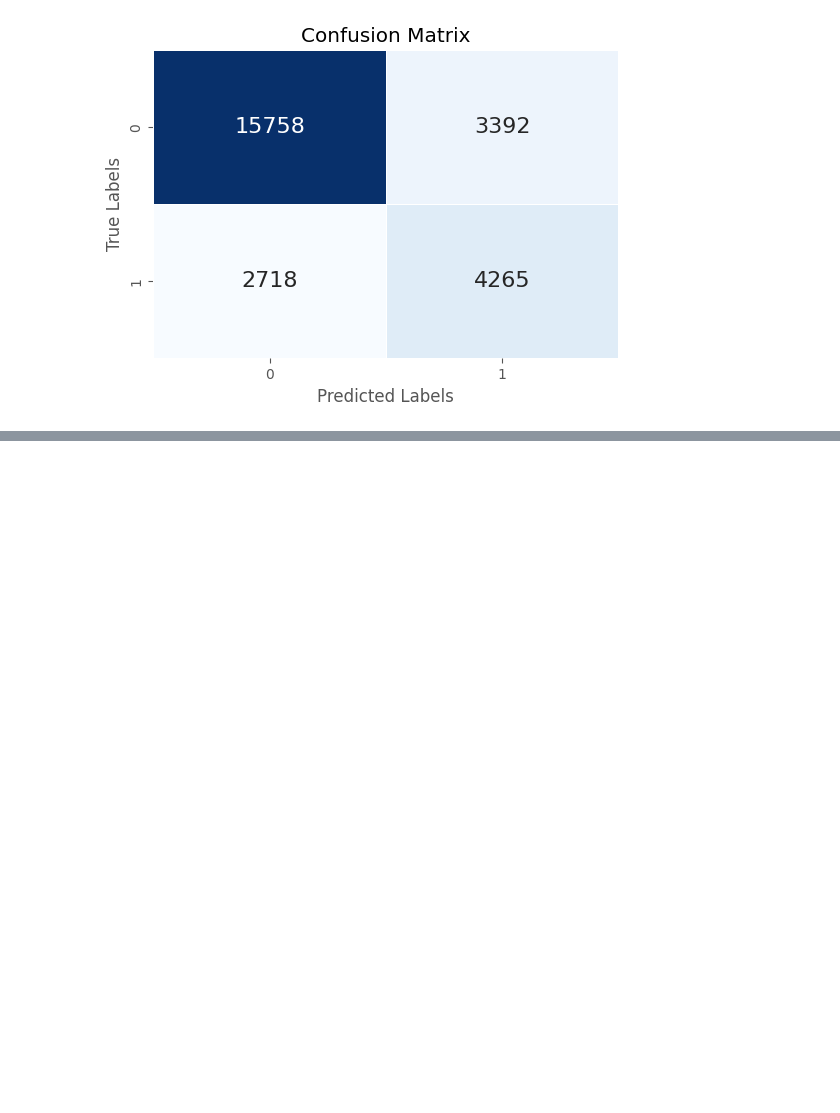
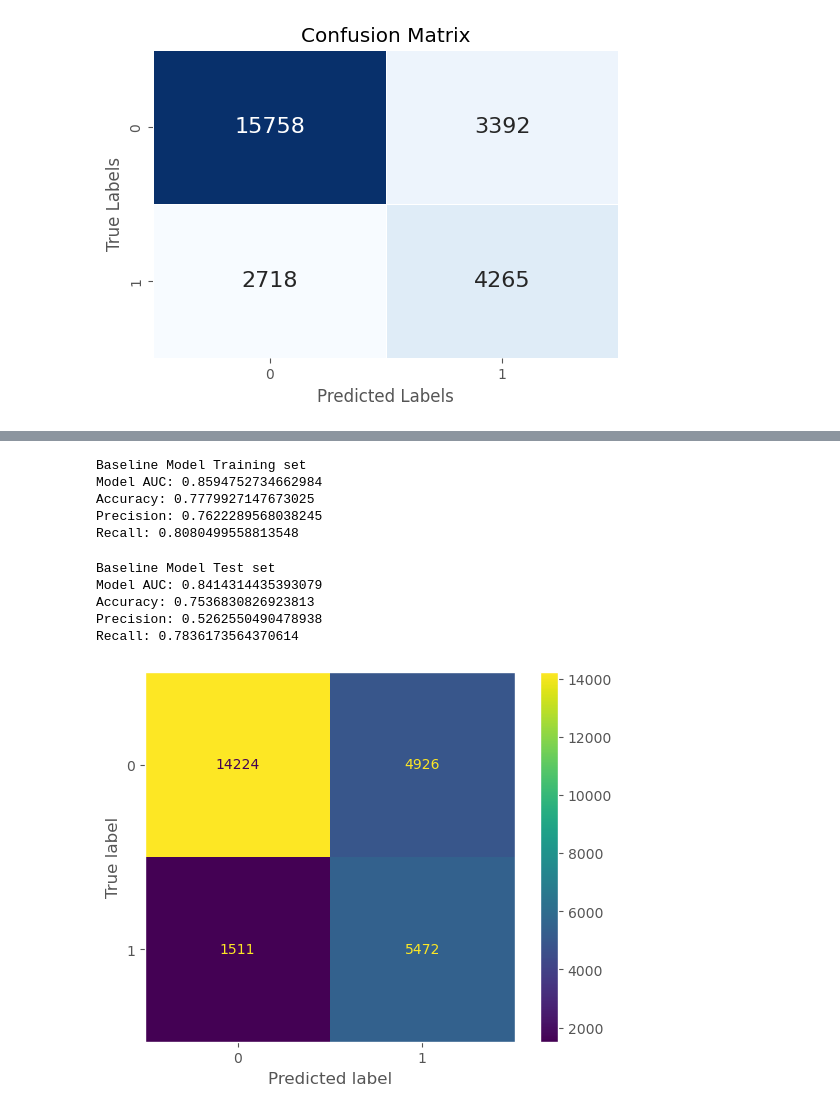
Before and after one commit to u-mar/Churn-Prediction, a Jupyter notebook: student.ipynb, the cells around one changed output, grey strips where cells are left out. Drawn from its saved outputs; the diff is of its cells as text; code cells hidden in the pictures; blank space fills up the shorter version.

Commit message:
Loise (#17)
* Logistic regression model

* logisticpklfile

```diff
--- a/student.ipynb
+++ b/student.ipynb
@@ -930,0 +984,51 @@ with open('adaboost.pkl','wb') as f:
+# %%
+# Calculate decision function scores using the best trained model
+y_score = best_model.decision_function(X_train_oversampled)
+
+# Compute the True Positive Rate (TPR) and False Positive Rate (FPR) for the ROC curve
+fpr, tpr, threshold = roc_curve(y_train_oversampled, y_score)
+
+# Print metrics for the baseline model on the training set
+print("Baseline Model Training set")
+print(f"Model AUC: {auc(fpr, tpr)}")  # Print the Area Under the ROC Curve (AUC) score
+print(f"Accuracy: {accuracy_score(y_train_oversampled, y_pred_best)}")  # Print the accuracy score
+print(f"Precision: {precision_score(y_train_oversampled, y_pred_best)}")  # Print the precision score
+print(f"Recall: {recall_score(y_train_oversampled, y_pred_best)}")  # Print the recall score
+# %% [output]
+Baseline Model Training set
+Model AUC: 0.8594752734662984
+Accuracy: 0.7779927147673025
+Precision: 0.7622289568038245
+Recall: 0.8080499558813548
+# %%
+# Make predictions on the test set using the best trained model
+y_test_pred = best_model.predict(X_test_scaled)  # Model prediction on the test set
+
+# Calculate decision function scores for the test set
+y_score = best_model.decision_function(X_test_scaled)
+
+# Compute the True Positive Rate (TPR) and False Positive Rate (FPR) for the ROC curve
+fpr, tpr, threshold = roc_curve(y_test, y_score)
+
+# Print metrics for the baseline model on the test set
+print("Baseline Model Test set")
+print(f"Model AUC: {auc(fpr, tpr)}")  # Print the Area Under the ROC Curve (AUC) score
+print(f"Accuracy: {accuracy_score(y_test, y_test_pred)}")  # Print the accuracy score
+print(f"Precision: {precision_score(y_test, y_test_pred)}")  # Print the precision score
+print(f"Recall: {recall_score(y_test, y_test_pred)}")  # Print the recall score
+# %% [output]
+Baseline Model Test set
+Model AUC: 0.8414314435393079
+Accuracy: 0.7536830826923813
+Precision: 0.5262550490478938
+Recall: 0.7836173564370614
+# %%
+# Compute the confusion matrix on the test data
+mat = confusion_matrix(y_test, y_test_pred)
+
+# Create a ConfusionMatrixDisplay and plot the confusion matrix
+conf_mat = ConfusionMatrixDisplay(confusion_matrix=mat, display_labels=best_model.classes_)
+conf_mat.plot()
+plt.grid(False)  # Turn off grid lines
+# %% [output]
+[figure, added]
```
Also changed, not shown: parts of 10 cells of this notebook, 1 other file.
